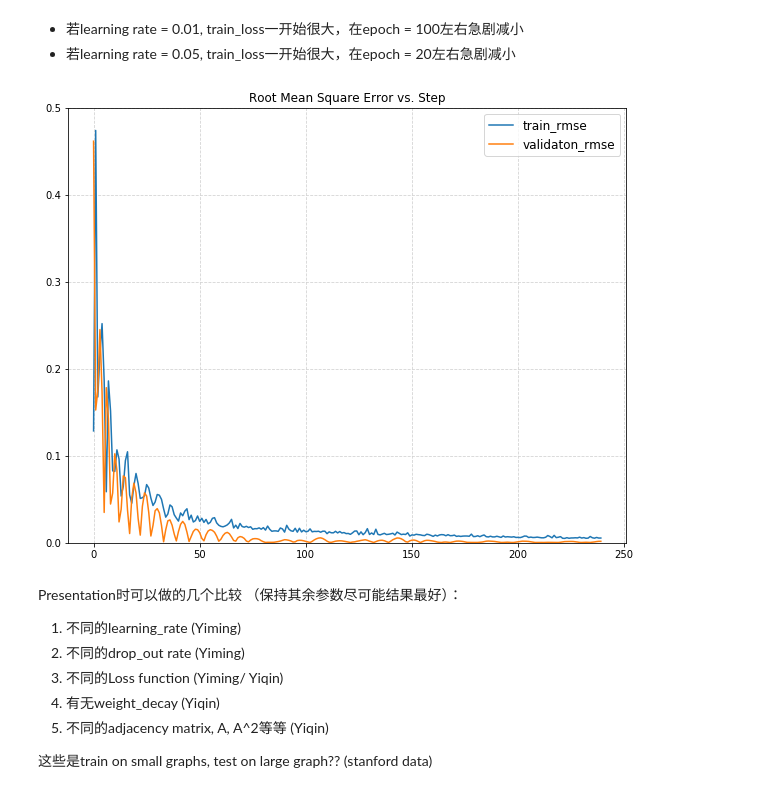
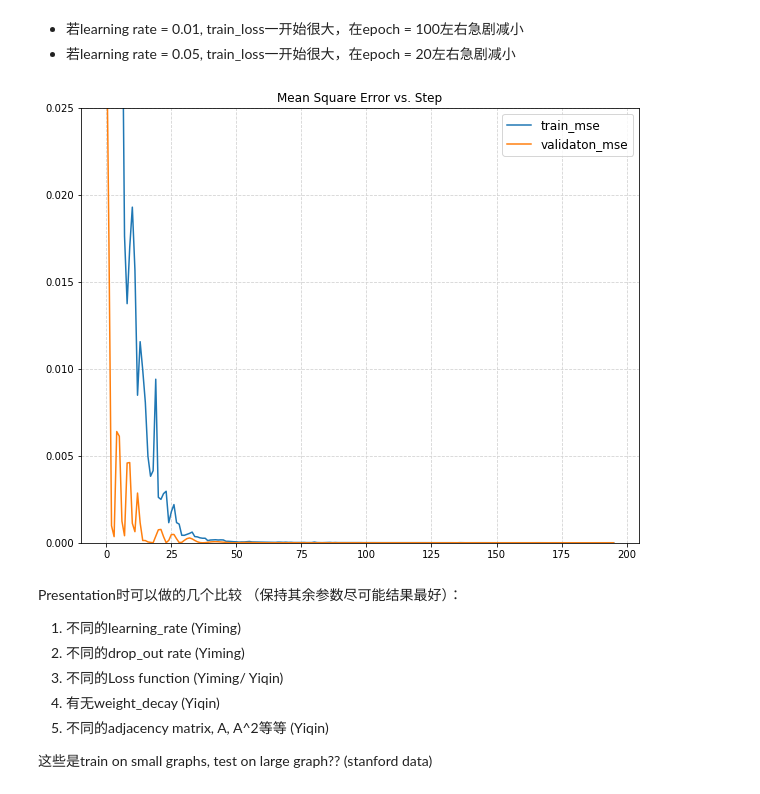
Before and after one commit to Richard-Hendricks/UIUC-Fall-2017, a Jupyter notebook: IE_532/Project/yiming_2.0_gcn.ipynb, the cells around one changed output. Cells and saved outputs as stored; diff of their text form; code cells hidden in the pictures.

```diff
--- a/IE_532/Project/yiming_2.0_gcn.ipynb
+++ b/IE_532/Project/yiming_2.0_gcn.ipynb
@@ -159,9 +174,18 @@ class GCN(Model):
         for var in self.layers[0].vars.values():
             self.loss += FLAGS.weight_decay * tf.nn.l2_loss(var)
 
-        # loss function 可尝试多种
-        self.loss += masked_mean_square_error(self.outputs, self.placeholders['labels'],
-                                                 self.placeholders['labels_mask'])
+        # loss function 1
+        # self.loss += masked_mean_square_error(self.outputs, self.placeholders['labels'],
+                                                 # self.placeholders['labels_mask'])
+
+        # loss function 2
+        # self.loss += masked_absolute_difference(self.outputs, self.placeholders['labels'],
+                                                # self.placeholders['labels_mask'])
+
+        # loss function 3
+        self.loss += masked_huber_loss(self.outputs, self.placeholders['labels'],
+                                       self.placeholders['labels_mask'])
+
 
     def _accuracy(self):
         self.accuracy = masked_accuracy(self.outputs, self.placeholders['labels'],
@@ -211,10 +235,11 @@ for i in G.nodes():
 
 alabel = np.array(label, dtype='float64')
 
-idx_train = range(800)
-idx_val = range(800, 800 + 100) #20000改到500 for preferential attachment model
+idx_train = range(700)
+idx_val = range(700, 700 + 100) #20000改到500 for preferential attachment model
+idx_test = range(800, 1000)
 
-y_train = np.zeros([n, 1])   #n is number of total nodes, =281903
+y_train = np.zeros([n, 1])   # n is number of total nodes
 train_mask = np.zeros([n, ], dtype = 'bool')
 for i in idx_train:
     y_train[i] = alabel[i]
@@ -225,6 +250,13 @@ val_mask = np.zeros([n, ], dtype = 'bool')
 for i in idx_val:
     y_val[i] = alabel[i]
     val_mask[i] = True
+
+# Test data
+y_test = np.zeros([n, 1])
+test_mask = np.zeros([n, ], dtype = 'bool')
+for i in idx_test:
+    y_test[i] = alabel[i]
+    test_mask[i] = True
 # %%
 # Load data
 #adj, features, y_train, y_val, y_test, train_mask, val_mask, test_mask = load_data(FLAGS.dataset)
@@ -299,8 +333,8 @@ for epoch in range(FLAGS.epochs):
 
     # Print results
     print("Epoch:", '%04d' % (epoch + 1), "train_loss=", "{:.5f}".format(outs[1]),
-          "train_rmse=", "{:.5f}".format(outs[2]), "val_loss=", "{:.5f}".format(cost),
-          "val_rmse=", "{:.5f}".format(acc), "time=", "{:.5f}".format(time.time() - t))
+          "train_rmse=", "{:e}".format(outs[2]), "val_loss=", "{:.5f}".format(cost),
+          "val_rmse=", "{:e}".format(acc), "time=", "{:.5f}".format(time.time() - t))
 
     if epoch > FLAGS.early_stopping and validation_loss[-1] > np.mean(validation_loss[-(FLAGS.early_stopping+1):-1]):
         print("Early stopping...")
@@ -401,16 +433,16 @@ plt.show()
 - 若learning rate = 0.05, train_loss一开始很大，在epoch = 20左右急剧减小
 # %%
 fig, ax = plt.subplots(figsize = (10, 8))
-plt.plot(train_rmse,label = 'train_rmse')
-plt.plot(validation_rmse,label='validaton_rmse')
-plt.ylim(0, 0.5)
+plt.plot(train_rmse,label = 'train_mse')
+plt.plot(validation_rmse,label='validaton_mse')
+plt.ylim(0, 0.025)
 plt.legend(prop={'size': 12})
 plt.grid(color = 'lightgray', linestyle = '--')
-plt.title('Root Mean Square Error vs. Step')
-#plt.savefig("3rmse.png") # 保存图片放在slides上
+plt.title('Mean Square Error vs. Step')
+# plt.savefig("5mse.png") # 保存图片放在slides上
 plt.show()
 # %% [output]
-[figure, old version]
+[figure, new version]
 # %% [markdown]
 Presentation时可以做的几个比较 （保持其余参数尽可能结果最好）：
 
```
Also changed, not shown: parts of 10 cells of this notebook.
